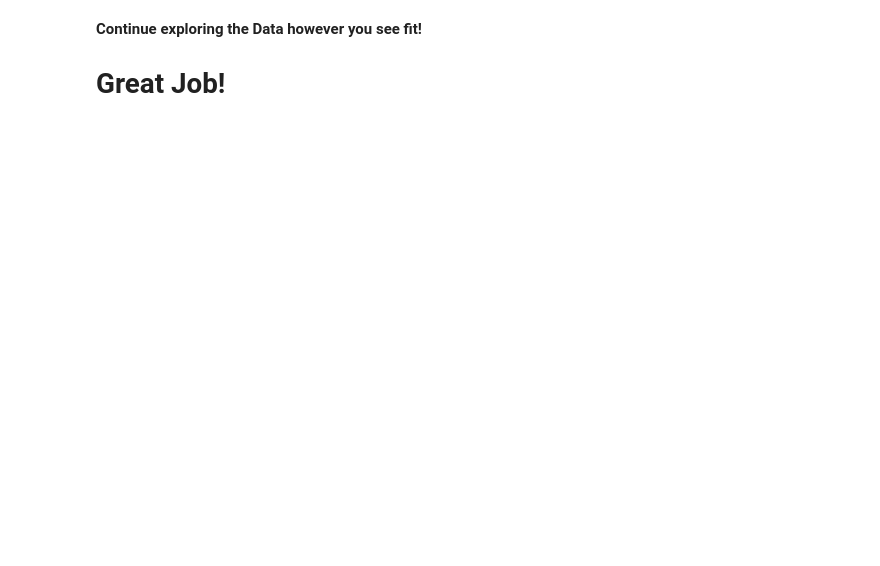
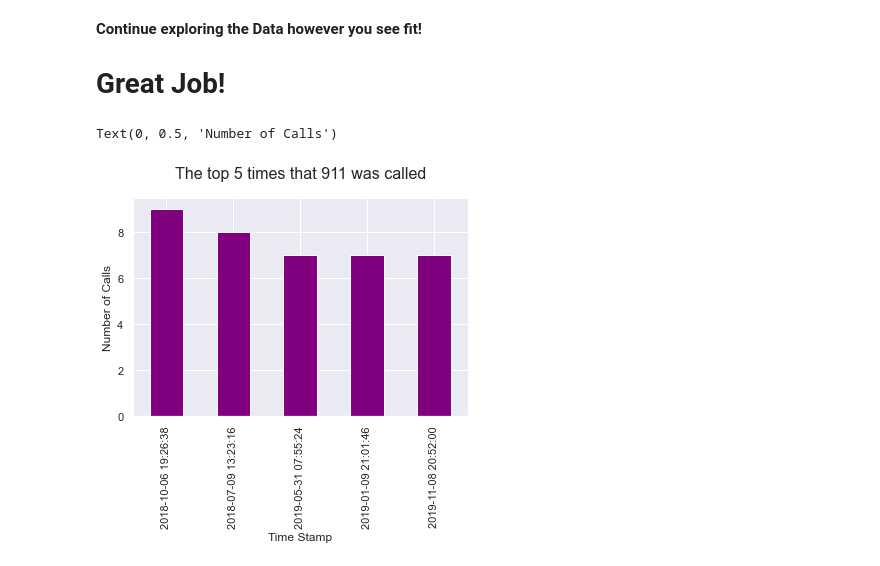
Before and after one commit to myamwalker/Project-2, a Jupyter notebook: 911 Calls Data Capstone Project_Desvaun_Drummond.ipynb, the cells around one changed output. Saved outputs shown, nothing was run; the diff lists cells and outputs as text; code cells hidden in the pictures; blank space fills up the shorter version.

```diff
--- a/911 Calls Data Capstone Project_Desvaun_Drummond.ipynb
+++ b/911 Calls Data Capstone Project_Desvaun_Drummond.ipynb
@@ -338,3 +344,15 @@ sns.clustermap(dfMonth, cmap='viridis')
 # %% [markdown]
 **Continue exploring the Data however you see fit!**
 # Great Job!
+# %%
+sns.set_theme(style="darkgrid")
+top_timeStamp = df['timeStamp'].value_counts()
+top_5_timeStamp = top_timeStamp.head()
+top_5_timeStamp.plot(kind = 'bar', color='purple')
+
+plt.title(("The top 5 times that 911 was called"), pad=20, fontsize=16)
+plt.xlabel("Time Stamp")
+plt.ylabel("Number of Calls")
+# %% [output]
+Text(0, 0.5, 'Number of Calls')
+[figure, added]
```
Also changed, not shown: parts of 26 cells of this notebook.
